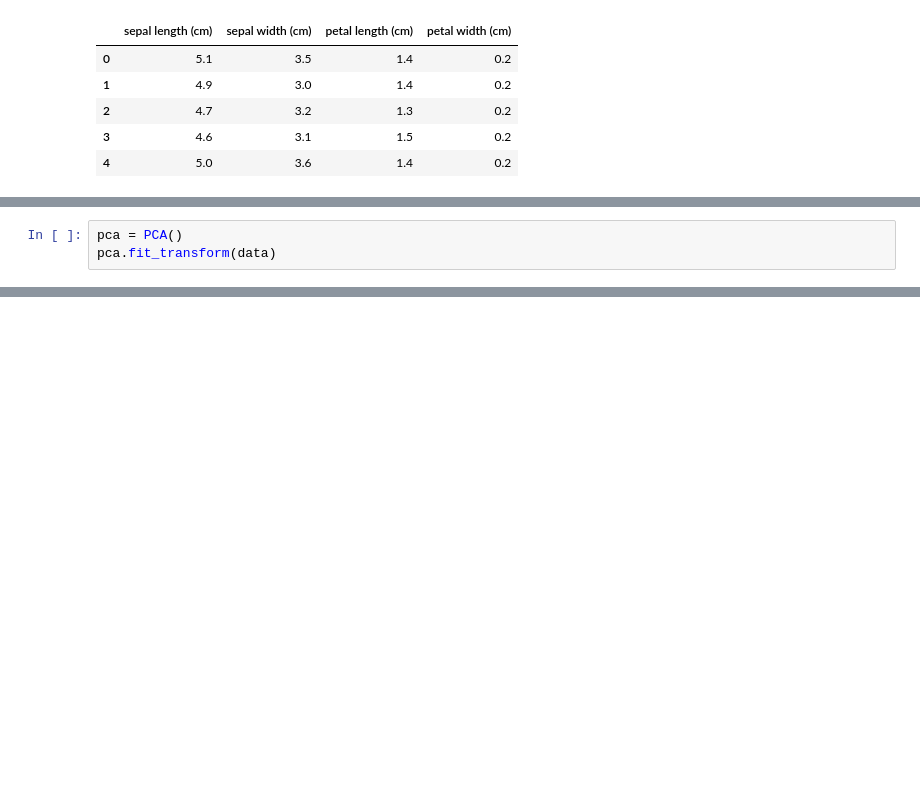
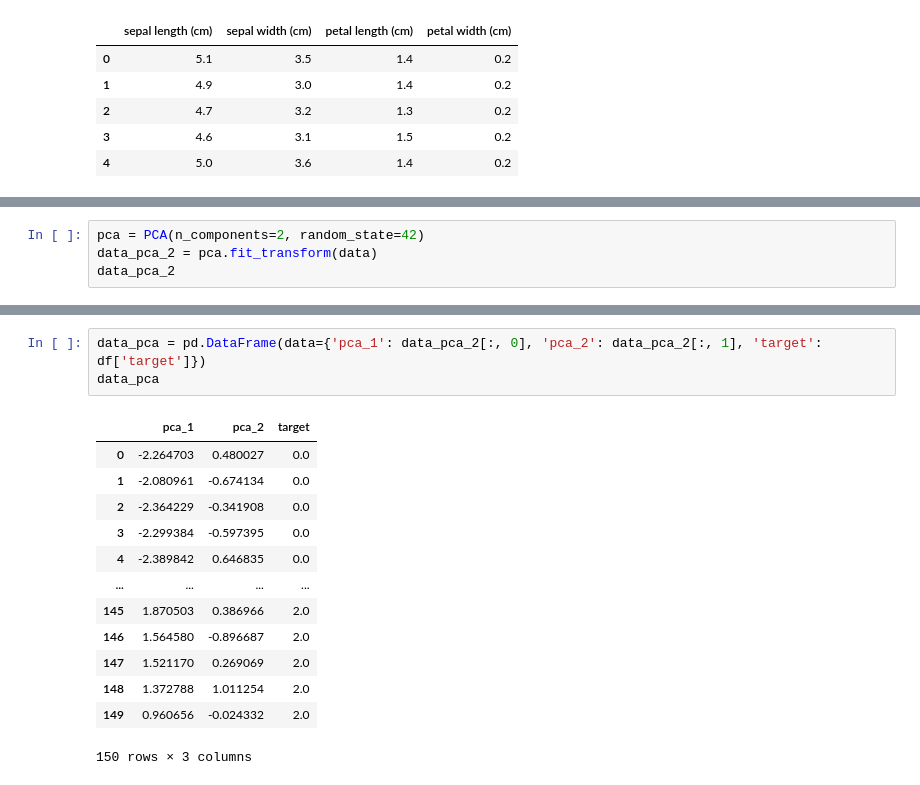
Before and after one commit to krakowiakpawel9/ml_course, a Jupyter notebook: ul/07_pca.ipynb, the cells around one changed output, grey strips where cells are left out. Saved outputs shown, nothing was run; the diff lists cells and outputs as text; blank space fills up the shorter version.

```diff
--- a/ul/07_pca.ipynb
+++ b/ul/07_pca.ipynb
@@ -83,4 +125,5 @@ array([[-0.900681,  1.019004, -1.340227, -1.315444],
 # %%
-pca = PCA()
-pca.fit_transform(data)
+pca = PCA(n_components=2, random_state=42)
+data_pca_2 = pca.fit_transform(data)
+data_pca_2
 # %% [output]
@@ -114,0 +166,17 @@ Text(0, 0.5, 'Principal components')
+# %%
+data_pca = pd.DataFrame(data={'pca_1': data_pca_2[:, 0], 'pca_2': data_pca_2[:, 1], 'target': df['target']})
+data_pca
+# %% [output]
+|  | pca_1 | pca_2 | target |
+| 0 | -2.264703 | 0.480027 | 0.0 |
+| 1 | -2.080961 | -0.674134 | 0.0 |
+| 2 | -2.364229 | -0.341908 | 0.0 |
+| 3 | -2.299384 | -0.597395 | 0.0 |
+| 4 | -2.389842 | 0.646835 | 0.0 |
+| ... | ... | ... | ... |
+| 145 | 1.870503 | 0.386966 | 2.0 |
+| 146 | 1.564580 | -0.896687 | 2.0 |
+| 147 | 1.521170 | 0.269069 | 2.0 |
+| 148 | 1.372788 | 1.011254 | 2.0 |
+| 149 | 0.960656 | -0.024332 | 2.0 |
+150 rows × 3 columns
```
Also changed, not shown: parts of 14 cells of this notebook.
